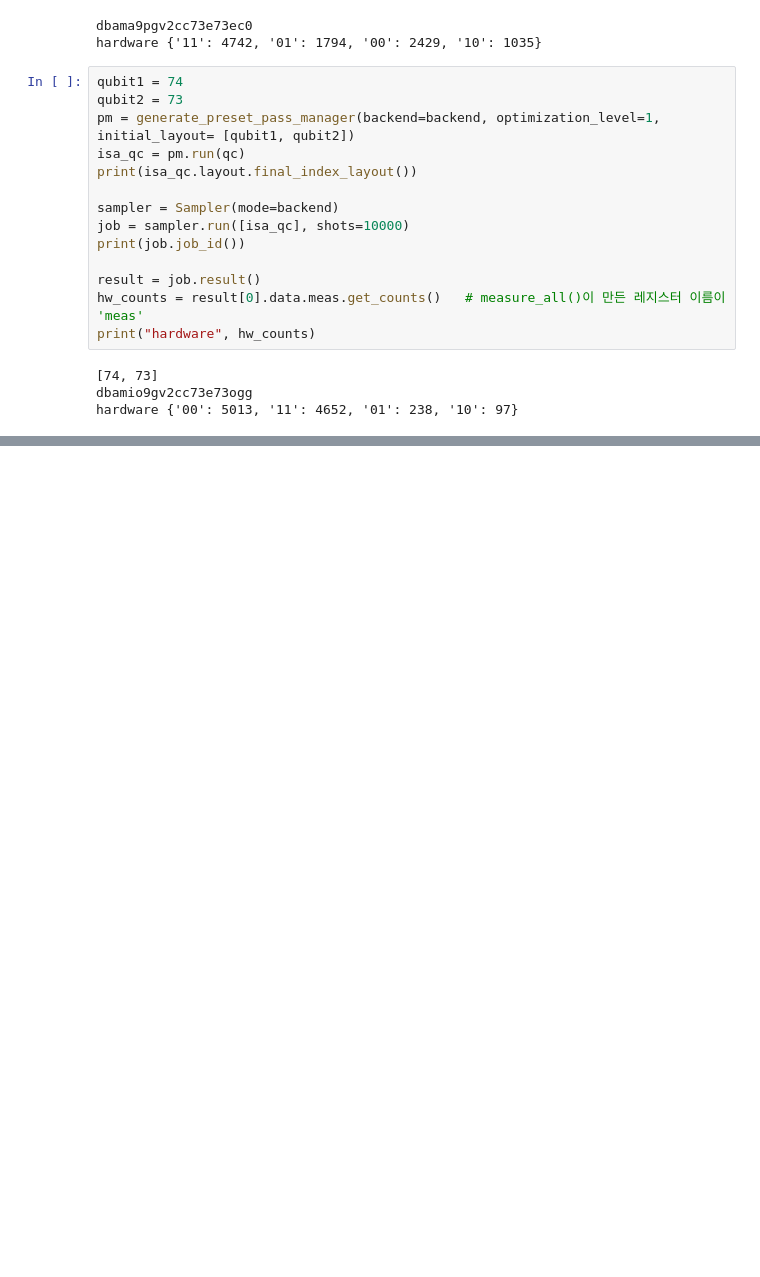
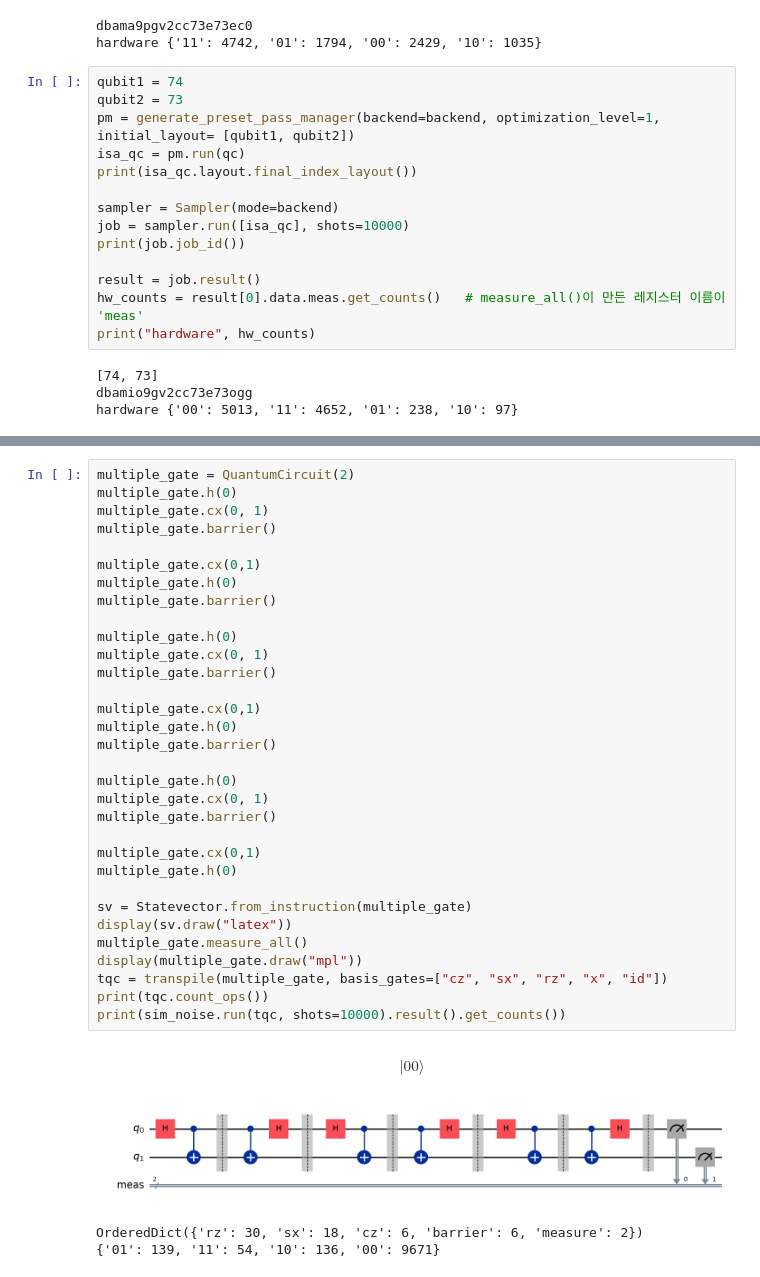
Before and after one commit to rlaxpdk/3rd_Year_Individual_Project, a Jupyter notebook: Noise_model.ipynb, the cells around one changed output, grey strips where cells are left out. Drawn from its saved outputs; the diff is of its cells as text; blank space fills up the shorter version.

```diff
--- a/Noise_model.ipynb
+++ b/Noise_model.ipynb
@@ -165,0 +264,37 @@ hardware {'00': 5013, '11': 4652, '01': 238, '10': 97}
+# %%
+multiple_gate = QuantumCircuit(2)
+multiple_gate.h(0)
+multiple_gate.cx(0, 1)
+multiple_gate.barrier()
+
+multiple_gate.cx(0,1)
+multiple_gate.h(0)
+multiple_gate.barrier()
+
+multiple_gate.h(0)
+multiple_gate.cx(0, 1)
+multiple_gate.barrier()
+
+multiple_gate.cx(0,1)
+multiple_gate.h(0)
+multiple_gate.barrier()
+
+multiple_gate.h(0)
+multiple_gate.cx(0, 1)
+multiple_gate.barrier()
+
+multiple_gate.cx(0,1)
+multiple_gate.h(0)
+
+sv = Statevector.from_instruction(multiple_gate)
+display(sv.draw("latex"))
+multiple_gate.measure_all()
+display(multiple_gate.draw("mpl"))
+tqc = transpile(multiple_gate, basis_gates=["cz", "sx", "rz", "x", "id"])
+print(tqc.count_ops())
+print(sim_noise.run(tqc, shots=10000).result().get_counts())
+# %% [output]
+$$ |00\rangle$$
+[figure, added]
+OrderedDict({'rz': 30, 'sx': 18, 'cz': 6, 'barrier': 6, 'measure': 2})
+{'01': 139, '11': 54, '10': 136, '00': 9671}
```
Also changed, not shown: parts of 8 cells of this notebook.
